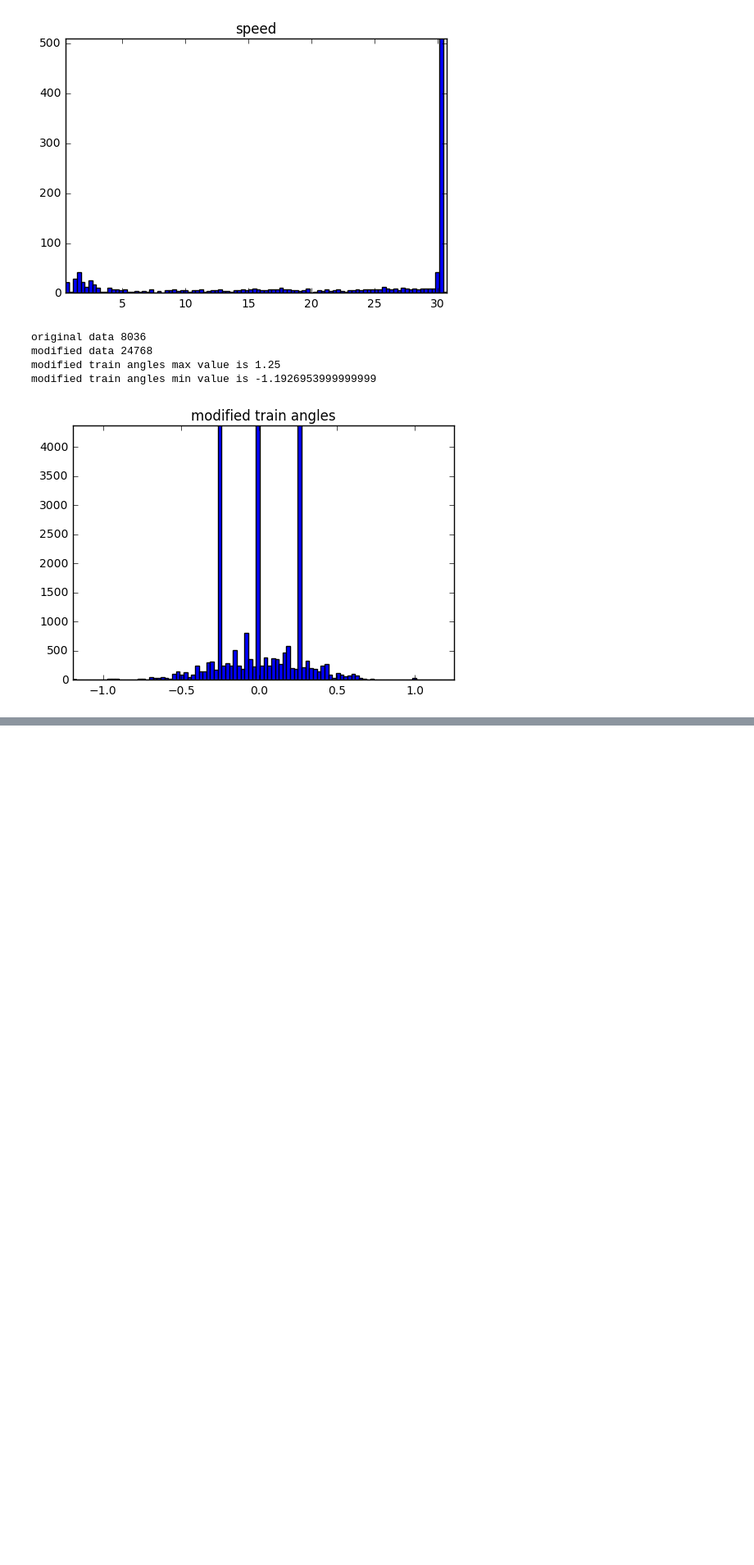
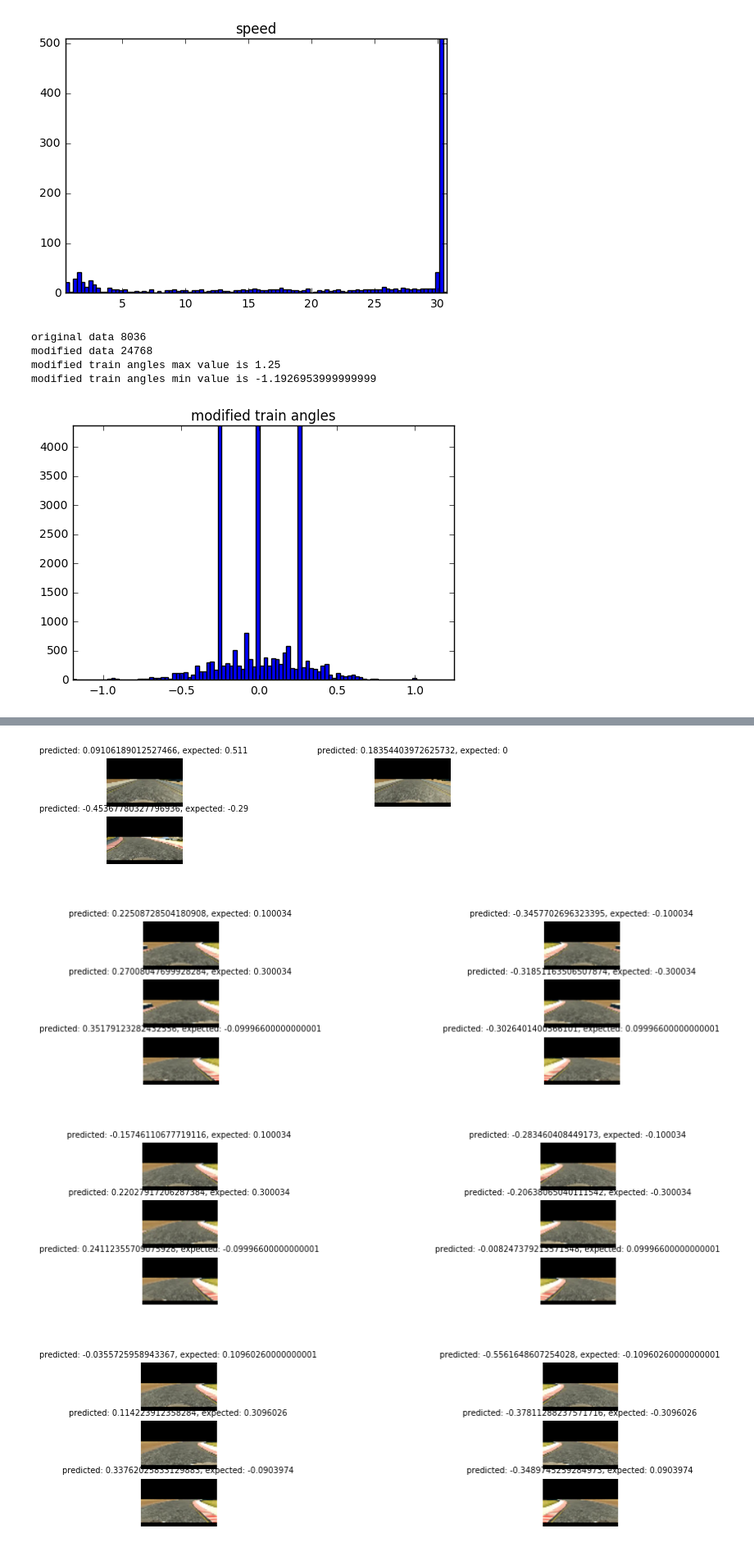
Before and after one commit to Helen1987/CarND-Behavioral-Cloning-P3, a Jupyter notebook: Training data.ipynb, the cells around one changed output, grey strips where cells are left out. Shown at 82% size. Cells and saved outputs as stored; diff of their text form; code cells hidden in the pictures; blank space fills up the shorter version.

```diff
--- a/Training data.ipynb
+++ b/Training data.ipynb
@@ -343,0 +292,52 @@ for line in tough_bin:
+# %%
+from keras.models import load_model
+
+model = load_model('model.h5')
+
+X_custom=['IMG/center_2016_12_01_13_34_39_571.jpg', 'IMG/center_2016_12_01_13_34_42_305.jpg','IMG/center_2016_12_01_13_36_44_575.jpg']
+Y_custom=[0.511,0,-0.29]
+
+def predict_angle(path):
+    image_array = read_image(path)
+    transformed_image_array = image_array[None, :, :, :]
+    flipped_image = cv2.flip(image_array, 1)
+    return float(model.predict(transformed_image_array, batch_size=1)), image_array, float(model.predict(flipped_image[None, :, :, :], batch_size=1)), flipped_image
+
+def draw_image(image, angle, expected_angle, i):
+    subplot = plt.subplot(3, 2, i)
+    subplot.imshow(image)
+    subplot.axis('off')
+    title = 'predicted: {}, expected: {}'.format(angle, expected_angle)
+    subplot.set_title(title, fontsize = 7)
+
+fig = plt.figure(figsize=(3,2))
+fig.subplots_adjust(bottom=0.0, left=0.0, top = 1.0, right=2.0)
+for i in range(0,3):
+    prediction, image,_,_ = predict_angle(X_custom[i])
+    draw_image(image, prediction, Y_custom[i], i+1)
+
+tough_data = [ { 'start': 'IMG/center_2016_12_01_13_34_05_133.jpg', 'end': 'IMG/center_2016_12_01_13_34_05_335.jpg' } ]
+tough_bin = [data for data in drive_info if (tough_data[0]['start'] <= data[0]) and (data[0] <= tough_data[0]['end'])]
+
+# analyze tough data
+for line in tough_bin:
+    fig = plt.figure(figsize=(3,2))
+    fig.subplots_adjust(bottom=0.0, left=0.0, top = 1.0, right=3.0)
+    angle, image, flipped_angle, flipped_image = predict_angle(line[0])
+    draw_image(image, angle, line[3], 1)
+    draw_image(flipped_image, flipped_angle, -line[3], 2)
+
+    angle, image, flipped_angle, flipped_image = predict_angle(line[1])
+    expected_angle = line[3]+0.2
+    draw_image(image, angle, expected_angle, 3)
+    draw_image(flipped_image, flipped_angle, -expected_angle, 4)
+
+    angle, image, flipped_angle, flipped_image = predict_angle(line[2])
+    expected_angle = line[3]-0.2
+    draw_image(image, angle, expected_angle, 5)
+    draw_image(flipped_image, flipped_angle, -expected_angle, 6)
+# %% [output]
+[figure, added]
+[figure, added]
+[figure, added]
+[figure, added]
```
Also changed, not shown: parts of 4 cells of this notebook.
